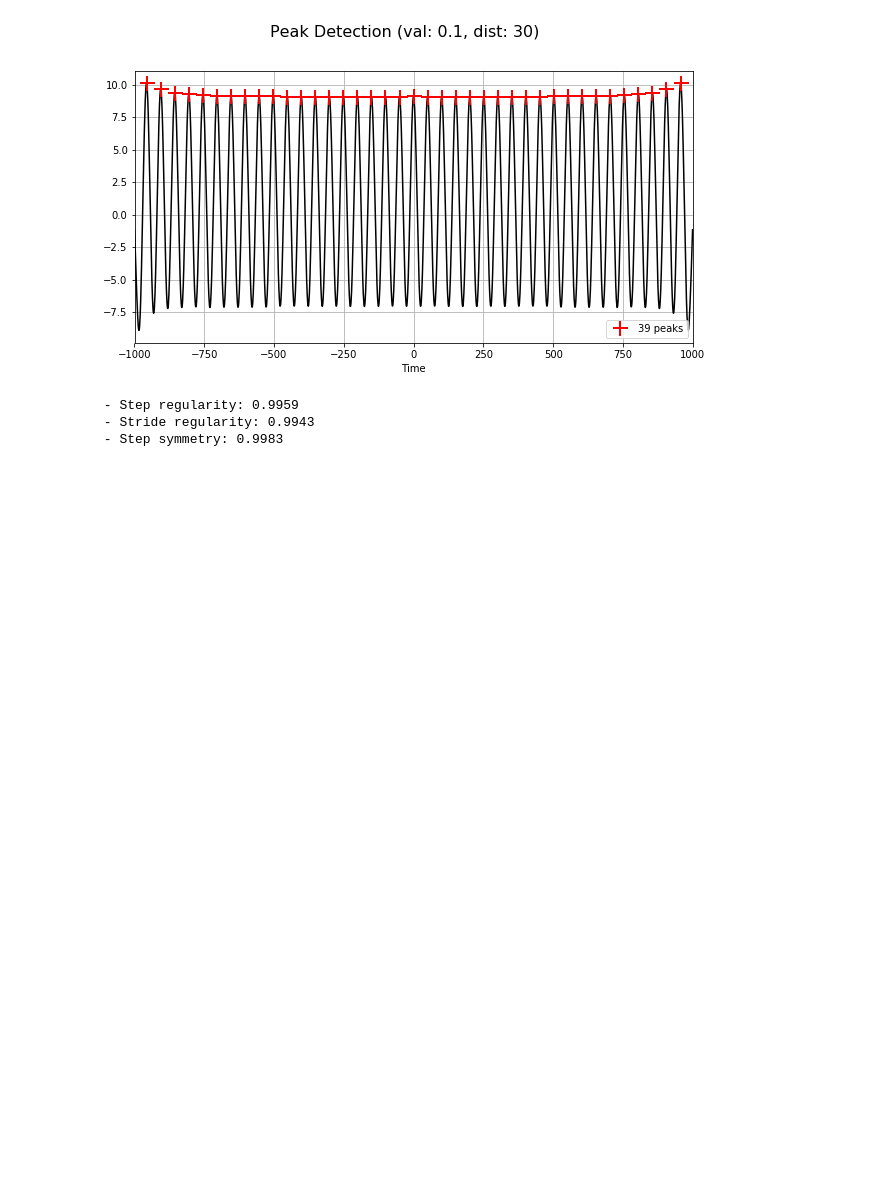
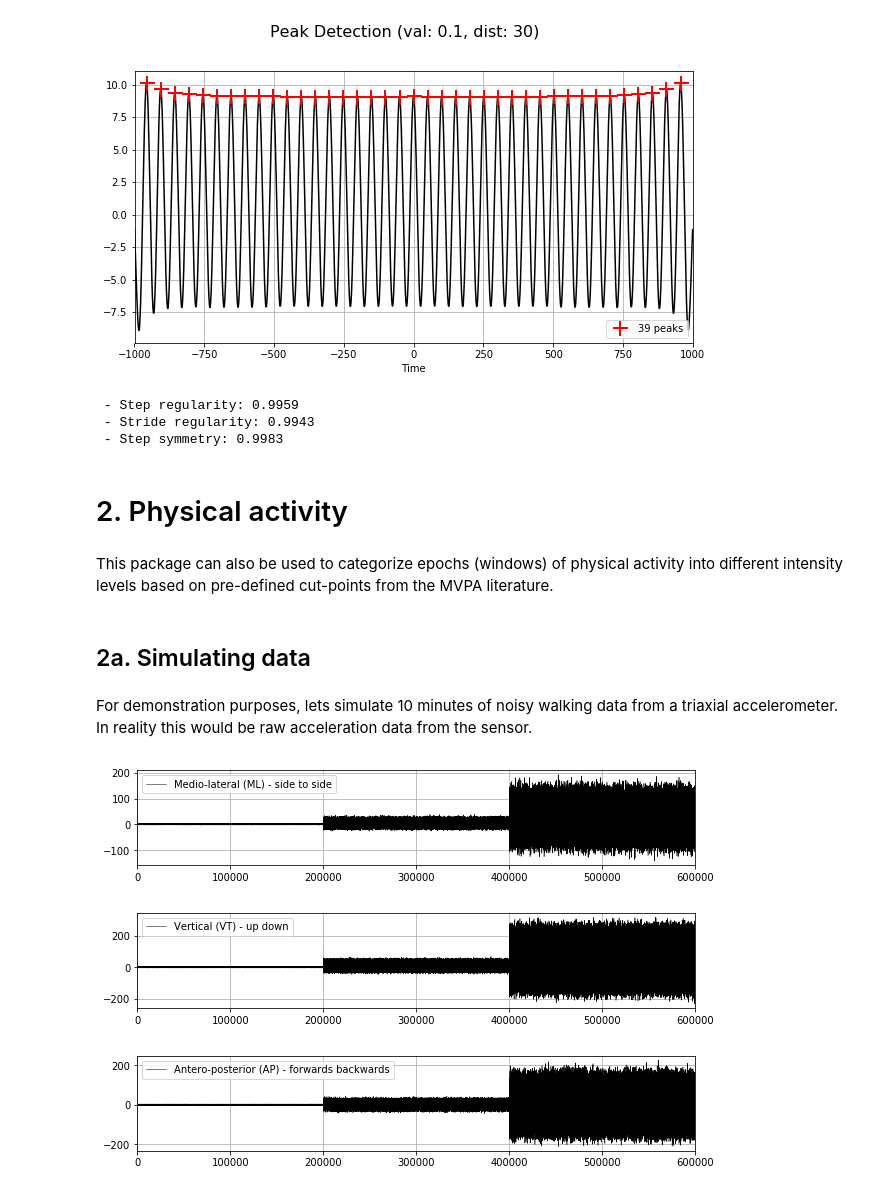
Before and after one commit to sho-87/sensormotion, a Jupyter notebook: tutorial.ipynb, the cells around one changed output. Saved outputs shown, nothing was run; the diff lists cells and outputs as text; code cells hidden in the pictures; blank space fills up the shorter version.

```diff
--- a/tutorial.ipynb
+++ b/tutorial.ipynb
@@ -143,3 +143,35 @@ print(' - Step symmetry: {:.4f}'.format(step_sym))
  - Step regularity: 0.9959
  - Stride regularity: 0.9943
  - Step symmetry: 0.9983
+# %% [markdown]
+# 2. Physical activity
+# %% [markdown]
+This package can also be used to categorize epochs (windows) of physical activity into different intensity levels based on pre-defined cut-points from the MVPA literature.
+# %% [markdown]
+## 2a. Simulating data
+# %% [markdown]
+For demonstration purposes, lets simulate 10 minutes of noisy walking data from a triaxial accelerometer. In reality this would be raw acceleration data from the sensor.
+# %%
+sampling_rate = 100  # number of samples per second
+seconds = 600
+time = np.arange(0, seconds*sampling_rate+1) * 10  # times in milliseconds
+
+np.random.seed(123)
+
+x = 2*np.sin(time/30) + np.random.normal(0.5, 0.4, len(time))  # ML medio-lateral
+y = 4*np.sin(time/80) + np.random.normal(1.0, 0.5, len(time))  # VT vertical
+z = 3*np.sin(time/90) + np.random.normal(0.0, 0.4, len(time))  # AP antero-posterior
+
+# Adjust amount of movement at various timepoints
+signals = [x, y, z]
+
+for s in signals:
+    s[20000:40000] = s[20000:40000] * 10
+    s[40000:] = s[40000:] * 50
+# %%
+sm.plot.plot_signal(time, [{'data': x, 'label': 'Medio-lateral (ML) - side to side', 'line_width': 0.5},
+                           {'data': y, 'label': 'Vertical (VT) - up down', 'line_width': 0.5},
+                           {'data': z, 'label': 'Antero-posterior (AP) - forwards backwards', 'line_width': 0.5}],
+                    subplots=True, fig_size=(10,7))
+# %% [output]
+[figure, added]
```
Also changed, not shown: parts of 11 cells of this notebook, 1 other file.
